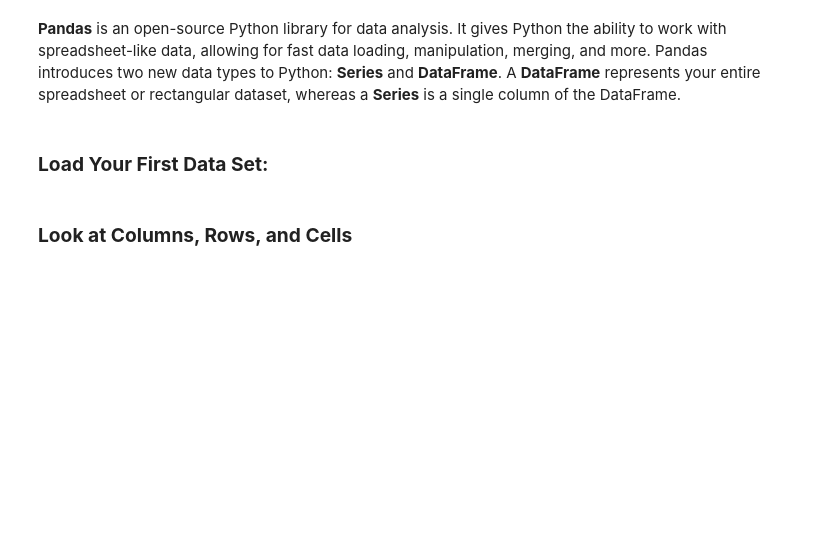
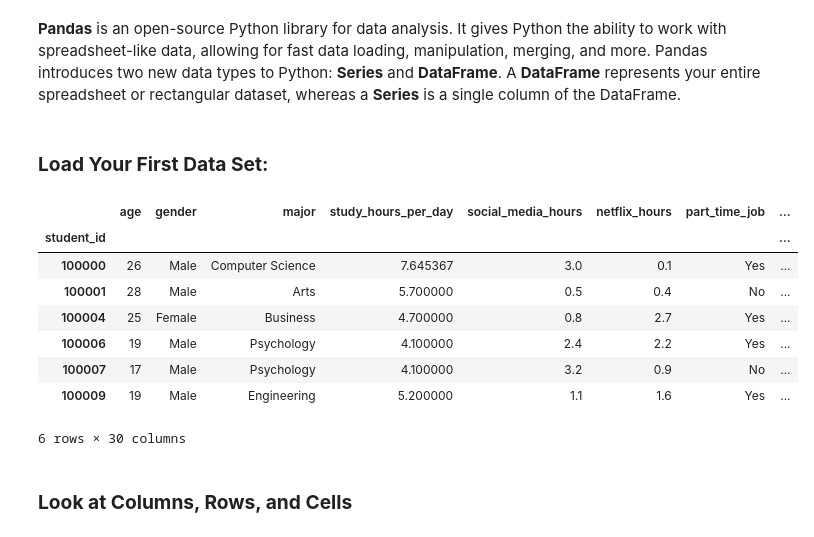
Before and after one commit to Stephen-Data-Engineer-Public/BASIC-PYTHON-PROJECT, a Jupyter notebook: Tech_Class_Week7.ipynb, the cells around one changed output. Drawn from its saved outputs; the diff is of its cells as text; code cells hidden in the pictures; blank space fills up the shorter version.

```diff
--- a/Tech_Class_Week7.ipynb
+++ b/Tech_Class_Week7.ipynb
@@ -170,6 +473,37 @@ You automate data collection from Twitter using Tweepy to track mentions of a br
 **Pandas** is an open-source Python library for data analysis. It gives Python the ability to work with spreadsheet-like data, allowing for fast data loading, manipulation, merging, and more. Pandas introduces two new data types to Python: **Series** and **DataFrame**. A **DataFrame** represents your entire spreadsheet or rectangular dataset, whereas a **Series** is a single column of the DataFrame.
 # %% [markdown]
 ### **Load Your First Data Set:**
+# %%
+import pandas as pd
+
+
+
+df = pd.read_csv('/content/sample_data/enhanced_student_habits_performance_dataset.csv')
+
+
+#df.index
+#df.loc[0]
+df.set_index('student_id', inplace=True)
+
+
+
+
+
+dt = df.iloc[[0, 1, 4, 6, 7, 9]]
+
+
+dt
+#type(dt)
+# %% [output]
+|  | age | gender | major | study_hours_per_day | social_media_hours | netflix_hours | part_time_job | ... |
+| student_id |  |  |  |  |  |  |  | ... |
+| 100000 | 26 | Male | Computer Science | 7.645367 | 3.0 | 0.1 | Yes | ... |
+| 100001 | 28 | Male | Arts | 5.700000 | 0.5 | 0.4 | No | ... |
+| 100004 | 25 | Female | Business | 4.700000 | 0.8 | 2.7 | Yes | ... |
+| 100006 | 19 | Male | Psychology | 4.100000 | 2.4 | 2.2 | Yes | ... |
+| 100007 | 17 | Male | Psychology | 4.100000 | 3.2 | 0.9 | No | ... |
+| 100009 | 19 | Male | Engineering | 5.200000 | 1.1 | 1.6 | Yes | ... |
+6 rows × 30 columns
 # %% [markdown]
 ### **Look at Columns, Rows, and Cells**
 # %% [markdown]
```
Also changed, not shown: parts of 56 cells of this notebook.
